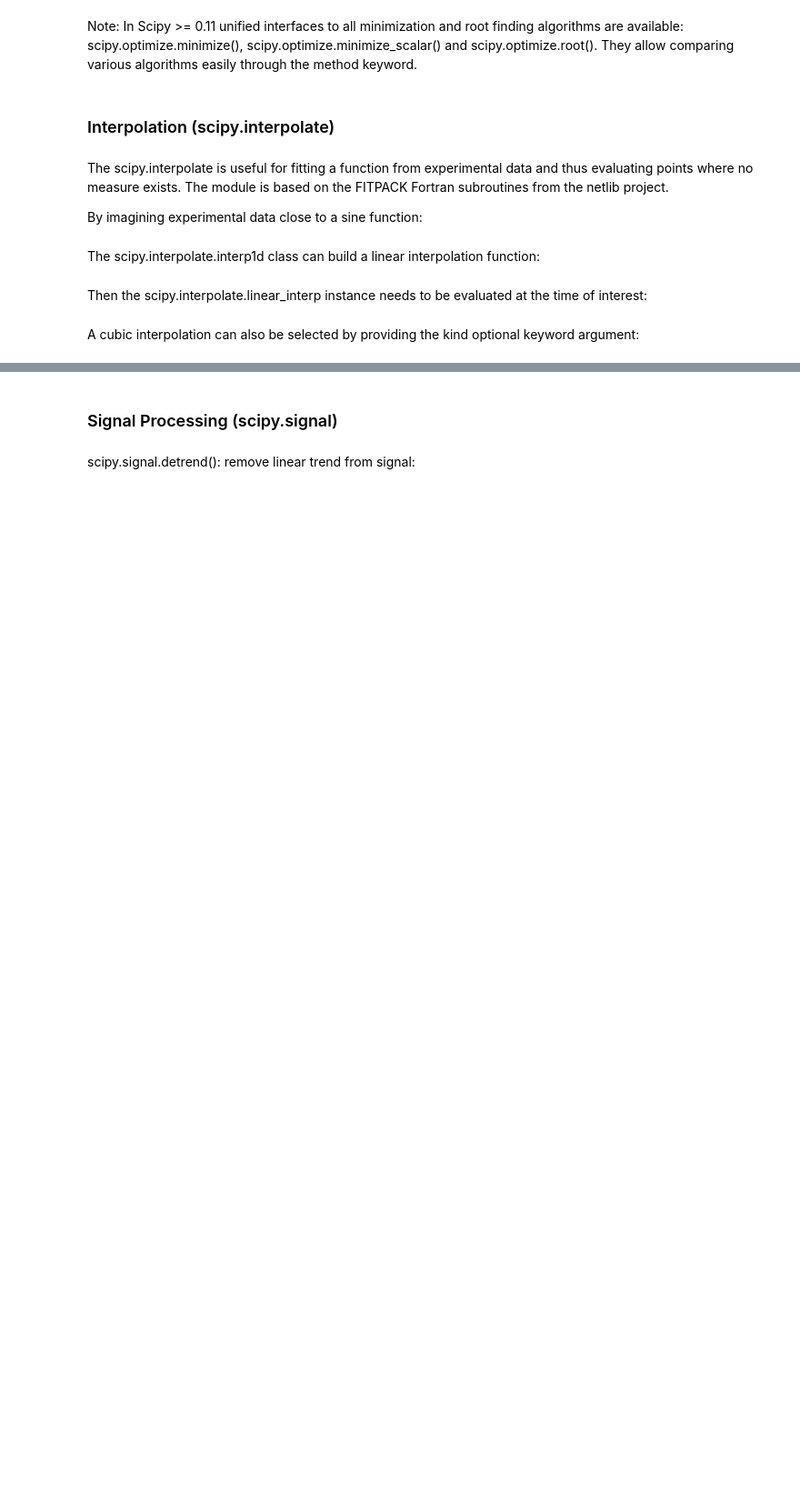
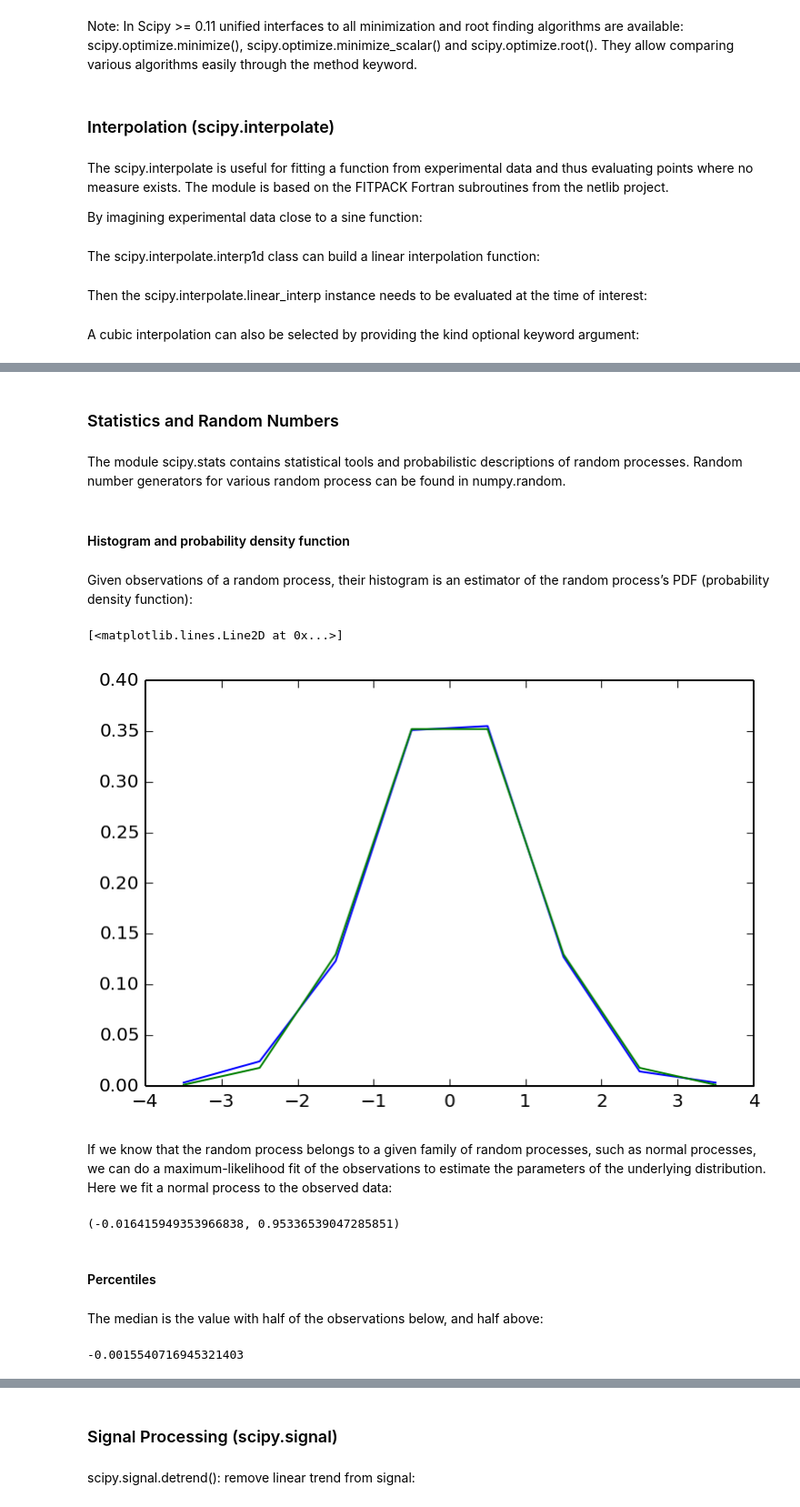
Before and after one commit to kialio/python-bootcamp, a Jupyter notebook: Lectures/11_ScientificProgrammingI/PBC2014_SciProI.ipynb, the cells around one changed output, grey strips where cells are left out. Shown at 91% size. Drawn from its saved outputs; the diff is of its cells as text; code cells hidden in the pictures; blank space fills up the shorter version.

Commit message:
Added stats module to SciPro 1 lecture

```diff
--- a/Lectures/11_ScientificProgrammingI/PBC2014_SciProI.ipynb
+++ b/Lectures/11_ScientificProgrammingI/PBC2014_SciProI.ipynb
@@ -229,0 +285,40 @@ plt.legend()
+# %% [markdown]
+### Statistics and Random Numbers
+# %% [markdown]
+The module scipy.stats contains statistical tools and probabilistic descriptions of random processes. Random number generators for various random process can be found in numpy.random.
+# %% [markdown]
+#### Histogram and probability density function
+# %% [markdown]
+Given observations of a random process, their histogram is an estimator of the random process’s PDF (probability density function):
+# %%
+a = np.random.normal(size=1000)
+bins = np.arange(-4, 5)
+bins
+
+histogram = np.histogram(a, bins=bins, normed=True)[0]
+bins = 0.5*(bins[1:] + bins[:-1])
+bins
+
+from scipy import stats
+b = stats.norm.pdf(bins)  # norm is a distribution
+# %%
+plt.plot(bins, histogram)
+plt.plot(bins, b)
+# %% [output]
+[<matplotlib.lines.Line2D at 0x...>]
+[figure, added]
+# %% [markdown]
+If we know that the random process belongs to a given family of random processes, such as normal processes, we can do a maximum-likelihood fit of the observations to estimate the parameters of the underlying distribution. Here we fit a normal process to the observed data:
+# %%
+loc, std = stats.norm.fit(a)
+loc, std
+# %% [output]
+(-0.016415949353966838, 0.95336539047285851)
+# %% [markdown]
+#### Percentiles
+# %% [markdown]
+The median is the value with half of the observations below, and half above:
+# %%
+np.median(a)
+# %% [output]
+-0.0015540716945321403
```
Also changed, not shown: parts of 40 cells of this notebook, 1 other file.
